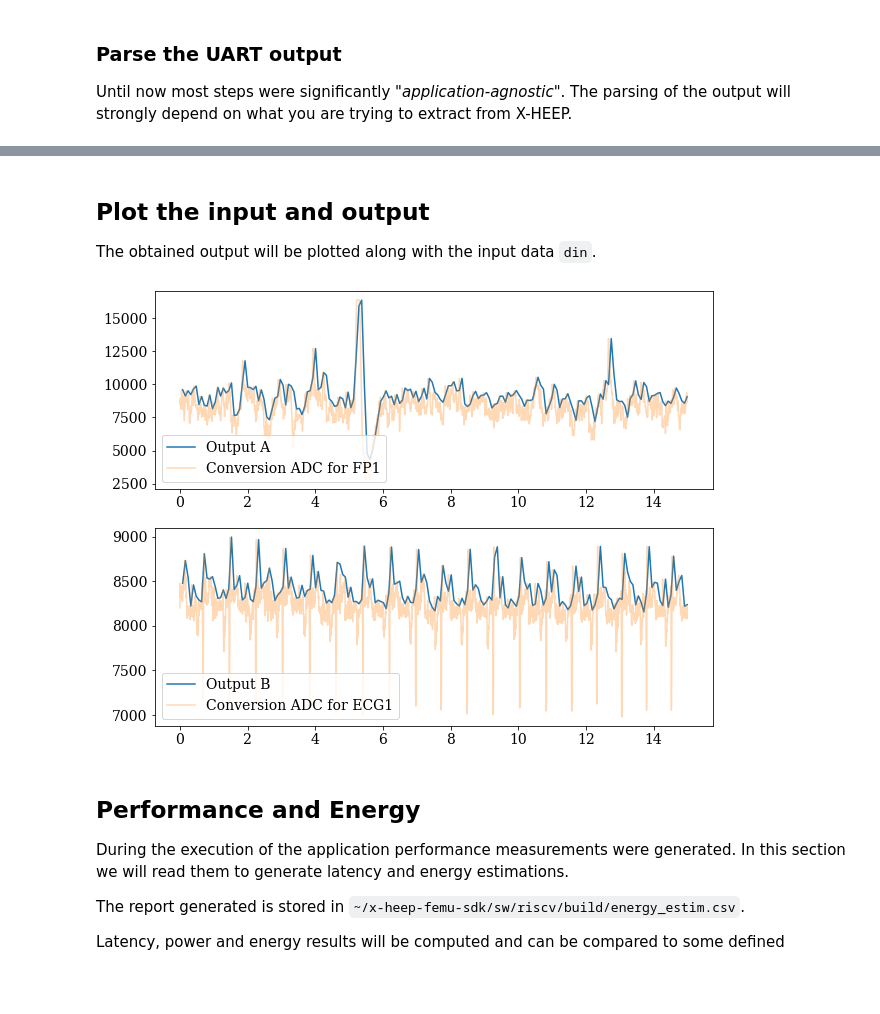
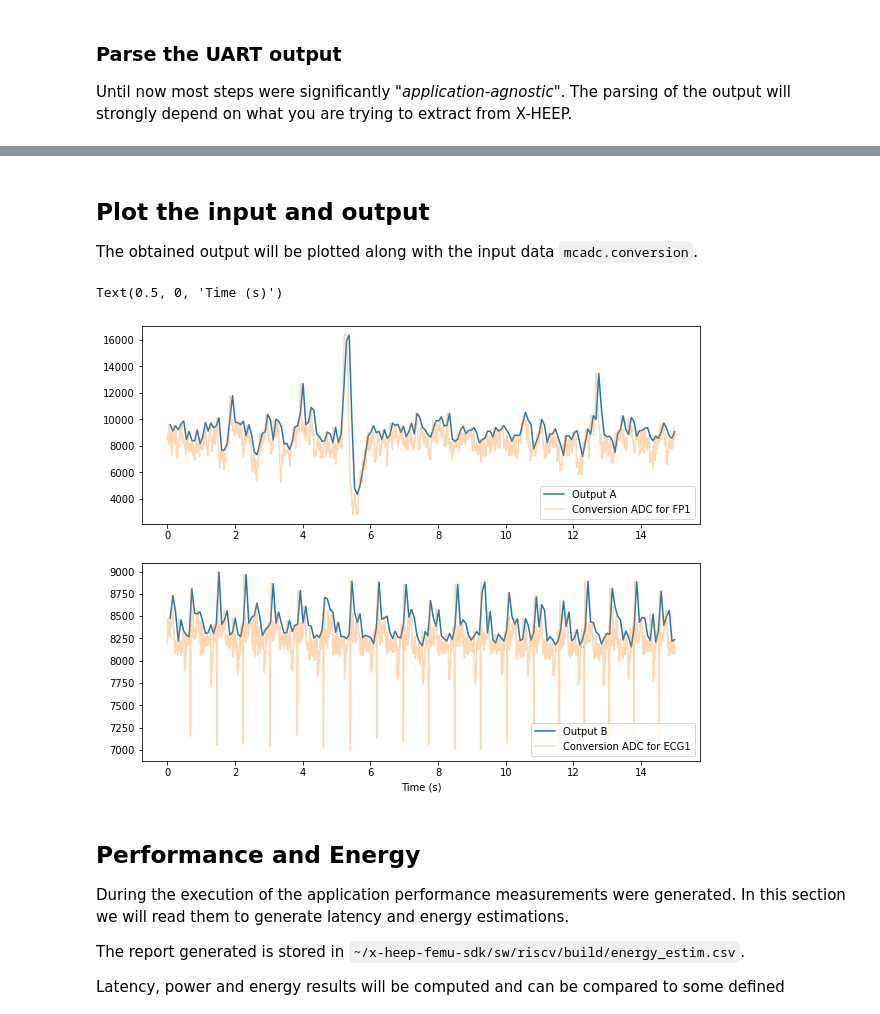
Before and after one commit to esl-epfl/x-heep-femu-sdk, a Jupyter notebook: sw/arm/jupyter_notebooks/vadc_example/vadc_example.ipynb, the cells around one changed output, grey strips where cells are left out. Saved outputs shown, nothing was run; the diff lists cells and outputs as text; code cells hidden in the pictures; blank space fills up the shorter version.

Commit message:
Added more comments and simplified the plotting logic

```diff
--- a/sw/arm/jupyter_notebooks/vadc_example/vadc_example.ipynb
+++ b/sw/arm/jupyter_notebooks/vadc_example/vadc_example.ipynb
@@ -79,11 +87,5 @@ for i in range(len(titles)): channels.append([row[i] for row in data])
 # %%
-time = channels[0]          # Extract the timestamps
-channels = channels[1:]     # Remove the "Time" channel to keep only the channel values
-titles = titles[1:]         # Remove the "Time" title to keep only the title of the channels
-T_s = time[1] - time[0]     # Compute the
-f_Hz = 1/T_s
-
-# Crop the signal to a certain lenght
-length_s = 15
-sample_max = int(length_s/T_s)
-for c in range(len(channels)): channels[c] = channels[c][:sample_max]
+time        = channels[0]       # Extract the timestamps
+channels    = channels[1:]      # Remove the "Time" channel to keep only the channel values
+titles      = titles[1:]        # Remove the "Time" title to keep only the title of the channels
+f_input_Hz  = 1/(time[1] - time[0]) # Compute the frequency of the input signal
@@ -294,47 +263,35 @@ Output included 1 sequences
 # %% [markdown]
 ## Plot the input and output
 
-The obtained output will be plotted along with the input data `din`.
+The obtained output will be plotted along with the input data `mcadc.conversion`.
 # %%
 import matplotlib.pyplot as plt
 
-# make a deep copy to ensure that changes to the list will not affect the one obtained from the output
-import copy
-series = copy.deepcopy(raw_series)
-
-step = max(din.time)/int(VADC_ACQUISITION_SAMPLES/X_HEEP_SAMPLING_BUFFER_SAMPLES)
-time = list(np.arange(step, max(din.time) + step, step))
-
-data_a = []
-data_b = []
-for d in series[0][0].data:
-    data_a.append(d & 0x00003FFF)
-    data_b.append((d & 0x3FFF0000) >> 16)
-
+step = max(mcadc.conversion.time)/int(VADC_ACQUISITION_SAMPLES/X_HEEP_SAMPLING_BUFFER_SAMPLES)
+time = list(np.arange(step, max(mcadc.conversion.time) + step, step))
 
 series = []
-series.append(Timeseries("Output A", data = data_a, time = time))
+series.append(output_a)
 series.append(mcadc.channels[0].conversion)
-series.append(Timeseries("Output B", data = data_b, time = time))
+series.append(output_b)
 series.append(mcadc.channels[1].conversion)
 
 fig = plt.figure(figsize=(10,8))
-plt.title("Output from X-HEEP")
 
 ax = plt.subplot(2,1,1)
 ax.plot(series[0].time, series[0].data)
 ax.plot(series[1].time, series[1].data, alpha=0.3)
-plt.legend([ s.name for s in series[:2] ], loc='lower left')
+plt.legend([ s.name for s in series[:2] ], loc='lower right')
 
 ax = plt.subplot(2,1,2)
 ax.plot(series[2].time, series[2].data)
 ax.plot(series[3].time, series[3].data, alpha=0.3)
-plt.legend([ s.name for s in series[2:] ], loc='lower left')
+plt.legend([ s.name for s in series[2:] ], loc='lower right')
 
-plt.rcParams["font.family"] = "serif"
-plt.rcParams["font.size"] = 14
+plt.xlabel("Time (s)");
 # %% [output]
+Text(0.5, 0, 'Time (s)')
-[figure, old version]
+[figure, new version]
 # %% [markdown]
 ## Performance and Energy
 
```
Also changed, not shown: parts of 19 cells of this notebook, 3 other files.
